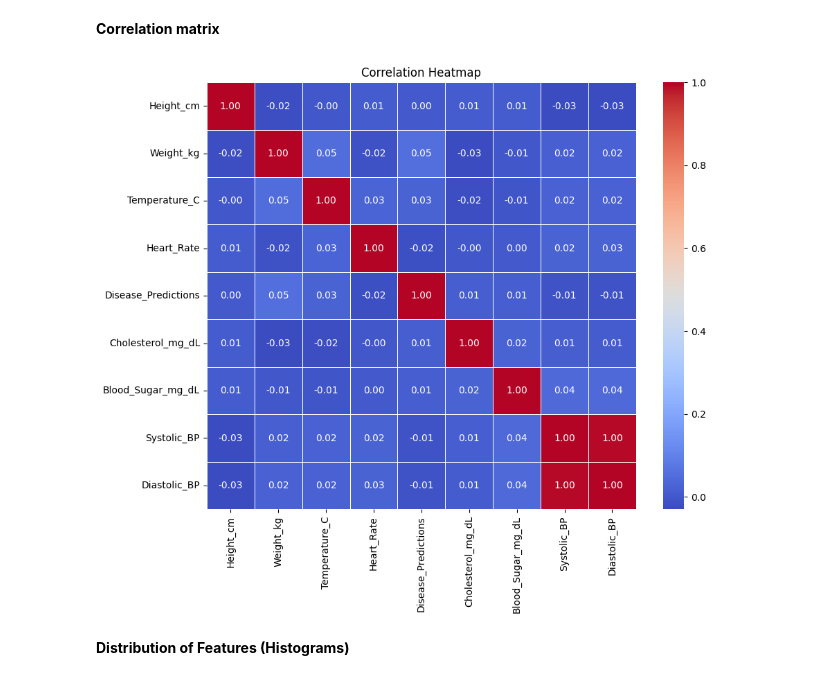
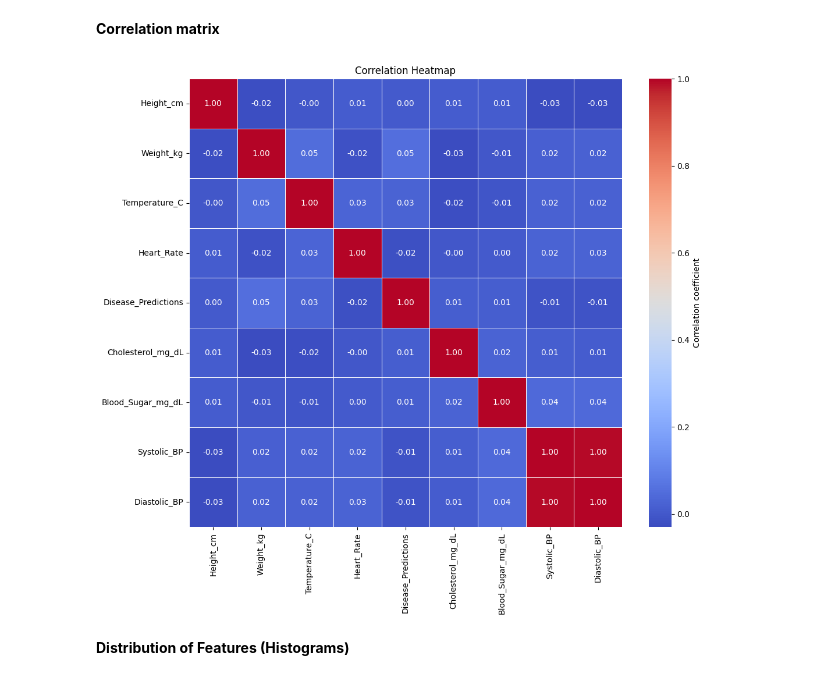
Before and after one commit to ROHAN-1610/heart_disease_prediction, a Jupyter notebook: DATA analysis.ipynb, the cells around one changed output. Cells and saved outputs as stored; diff of their text form; code cells hidden in the pictures.

```diff
--- a/DATA analysis.ipynb
+++ b/DATA analysis.ipynb
@@ -1063,20 +1097,20 @@ import joblib  # For saving model and scaler
 # %% [markdown]
 **Correlation matrix**
 # %%
-# Compute the correlation matrix
-# Filter only numeric columns
-numeric_df = df.select_dtypes(include=[np.number])
+# Ensure no missing values in numeric columns
+numeric_df = df.select_dtypes(include=[np.number]).dropna()
 
 # Compute the correlation matrix
 correlation_matrix = numeric_df.corr()
 
 # Plot the heatmap
-plt.figure(figsize=(10, 8))
-sns.heatmap(correlation_matrix, annot=True, cmap='coolwarm', fmt='.2f', linewidths=0.5)
+plt.figure(figsize=(12, 10))  # Adjust figure size for better readability
+sns.heatmap(correlation_matrix, annot=True, cmap='coolwarm', fmt='.2f', linewidths=0.5,
+            cbar_kws={'label': 'Correlation coefficient'})  # Optional cbar label
 plt.title("Correlation Heatmap")
 plt.show()
 # %% [output]
-[figure, old version]
+[figure, new version]
 # %% [markdown]
 **Distribution of Features (Histograms)**
 # %%
```
Also changed, not shown: parts of 4 cells of this notebook, 4 other files.
